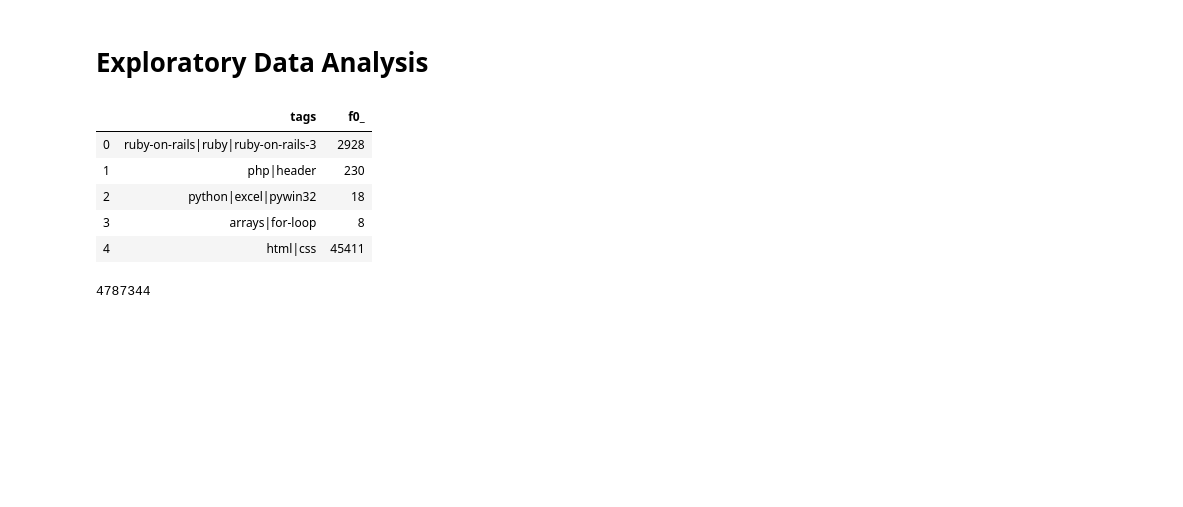
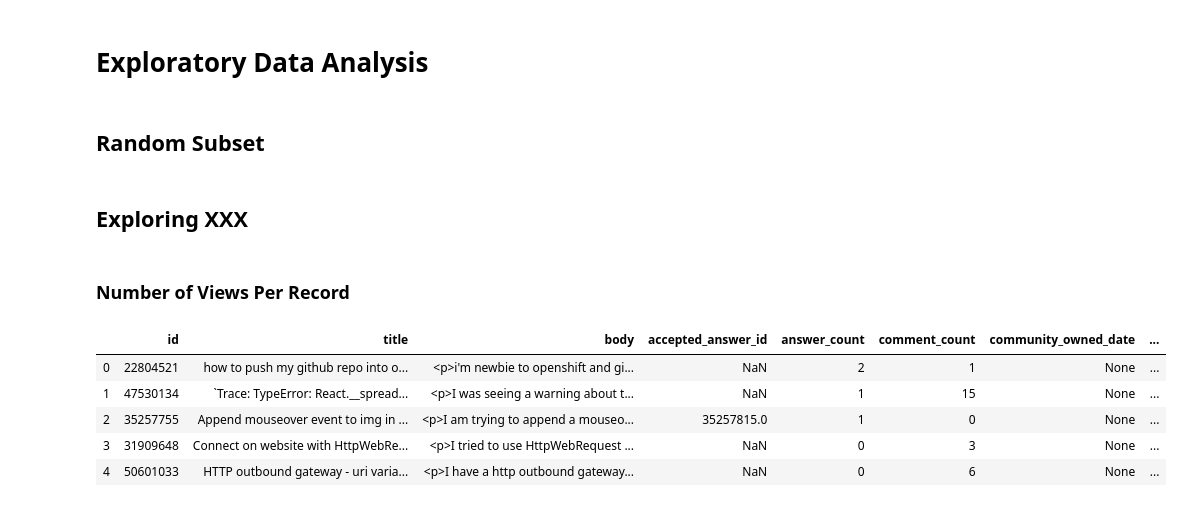
Before and after one commit to tarrade/proj_NLP_text_classification_with_GCP, a Jupyter notebook: notebook/01-Exploration-BigQuery-Prinz.ipynb, the cells around one changed output. Drawn from its saved outputs; the diff is of its cells as text; code cells hidden in the pictures; blank space fills up the shorter version.

```diff
--- a/notebook/01-Exploration-BigQuery-Prinz.ipynb
+++ b/notebook/01-Exploration-BigQuery-Prinz.ipynb
@@ -435,0 +407,2 @@ df = client.query(query).to_dataframe()
+# %% [markdown]
+## Random Subset
@@ -436,13 +418,19 @@ df = client.query(query).to_dataframe()
+# %% [markdown]
+## Exploring XXX
+# %% [markdown]
+### Number of Views Per Record
+# %%
+query = """SELECT
+  *
+FROM
+  `axa-ch-machine-learning-dev.nlp_text_classification.stackoverflow_posts_questions_small`"""
+df_small = client.query(query).to_dataframe()
 # %%
-df.head()
+df_small.head()
 # %% [output]
-|  | tags | f0_ |
-| 0 | ruby-on-rails|ruby|ruby-on-rails-3 | 2928 |
-| 1 | php|header | 230 |
-| 2 | python|excel|pywin32 | 18 |
-| 3 | arrays|for-loop | 8 |
-| 4 | html|css | 45411 |
+|  | id | title | body | accepted_answer_id | answer_count | comment_count | community_owned_date | ... |
+| 0 | 22804521 | how to push my github repo into o... | <p>i'm newbie to openshift and gi... | NaN | 2 | 1 | None | ... |
+| 1 | 47530134 | `Trace: TypeError: React.__spread... | <p>I was seeing a warning about t... | NaN | 1 | 15 | None | ... |
+| 2 | 35257755 | Append mouseover event to img in ... | <p>I am trying to append a mouseo... | 35257815.0 | 1 | 0 | None | ... |
+| 3 | 31909648 | Connect on website with HttpWebRe... | <p>I tried to use HttpWebRequest ... | NaN | 0 | 3 | None | ... |
+| 4 | 50601033 | HTTP outbound gateway - uri varia... | <p>I have a http outbound gateway... | NaN | 0 | 6 | None | ... |
-# %%
-df.shape[0]
-# %% [output]
-4787344
```
Also changed, not shown: parts of 6 cells of this notebook, 2 other files.
